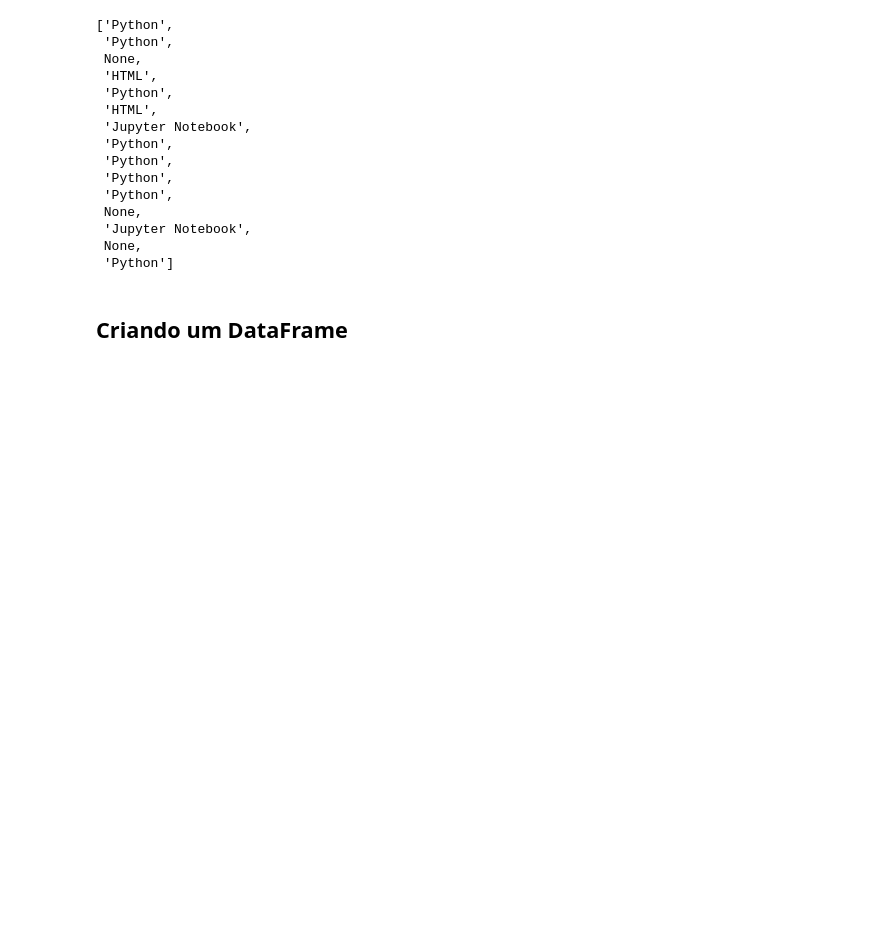
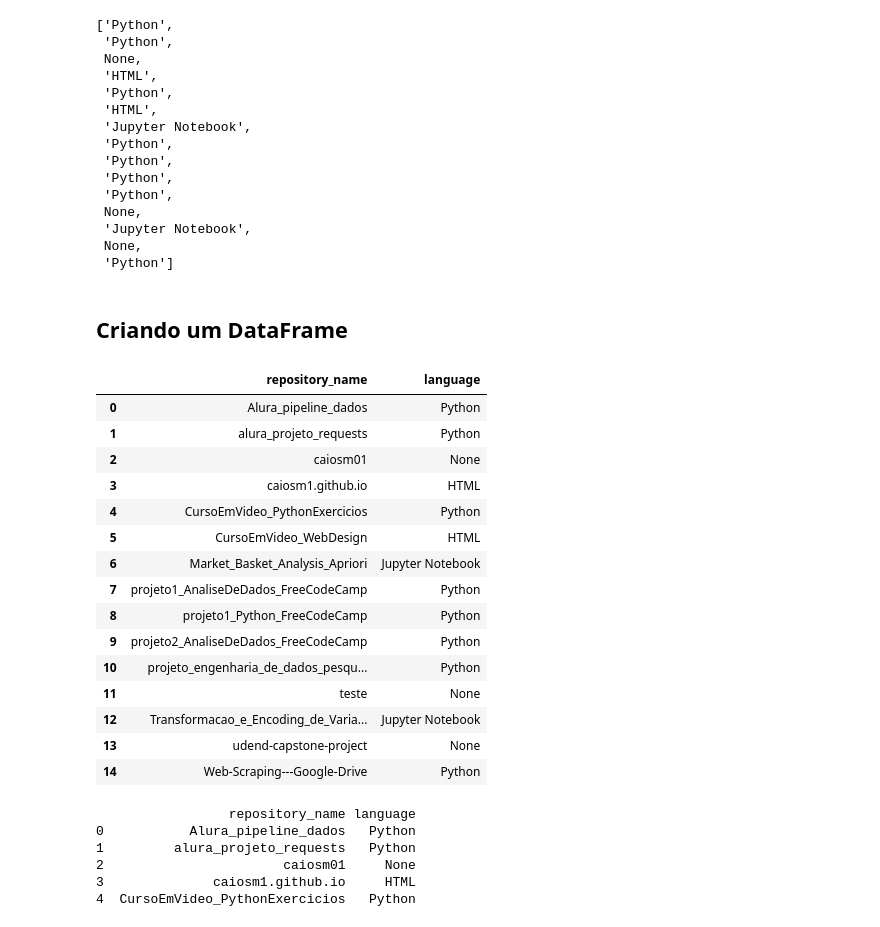
Before and after one commit to caiosm01/alura_projeto_requests, a Jupyter notebook: linguagens_repos.ipynb, the cells around one changed output. Drawn from its saved outputs; the diff is of its cells as text; code cells hidden in the pictures; blank space fills up the shorter version.

```diff
--- a/linguagens_repos.ipynb
+++ b/linguagens_repos.ipynb
@@ -216,3 +216,35 @@ repos_language
 ## Criando um DataFrame
 # %%
 import pandas as pd
+# %%
+dados = pd.DataFrame()
+dados['repository_name'] = repos_name
+dados['language'] = repos_language
+# %%
+dados
+# %% [output]
+|  | repository_name | language |
+| 0 | Alura_pipeline_dados | Python |
+| 1 | alura_projeto_requests | Python |
+| 2 | caiosm01 | None |
+| 3 | caiosm1.github.io | HTML |
+| 4 | CursoEmVideo_PythonExercicios | Python |
+| 5 | CursoEmVideo_WebDesign | HTML |
+| 6 | Market_Basket_Analysis_Apriori | Jupyter Notebook |
+| 7 | projeto1_AnaliseDeDados_FreeCodeCamp | Python |
+| 8 | projeto1_Python_FreeCodeCamp | Python |
+| 9 | projeto2_AnaliseDeDados_FreeCodeCamp | Python |
+| 10 | projeto_engenharia_de_dados_pesqu... | Python |
+| 11 | teste | None |
+| 12 | Transformacao_e_Encoding_de_Varia... | Jupyter Notebook |
+| 13 | udend-capstone-project | None |
+| 14 | Web-Scraping---Google-Drive | Python |
+# %%
+print(dados.head())
+# %% [output]
+                 repository_name language
+0           Alura_pipeline_dados   Python
+1         alura_projeto_requests   Python
+2                       caiosm01     None
+3              caiosm1.github.io     HTML
+4  CursoEmVideo_PythonExercicios   Python
```
Also changed, not shown: parts of 3 cells of this notebook, 1 other file.
